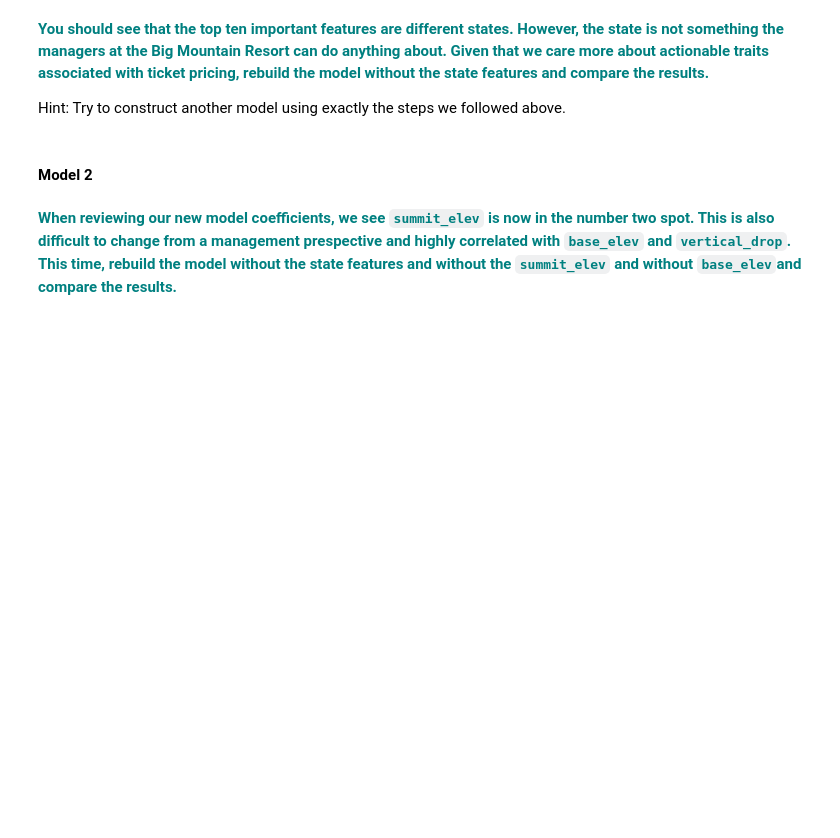
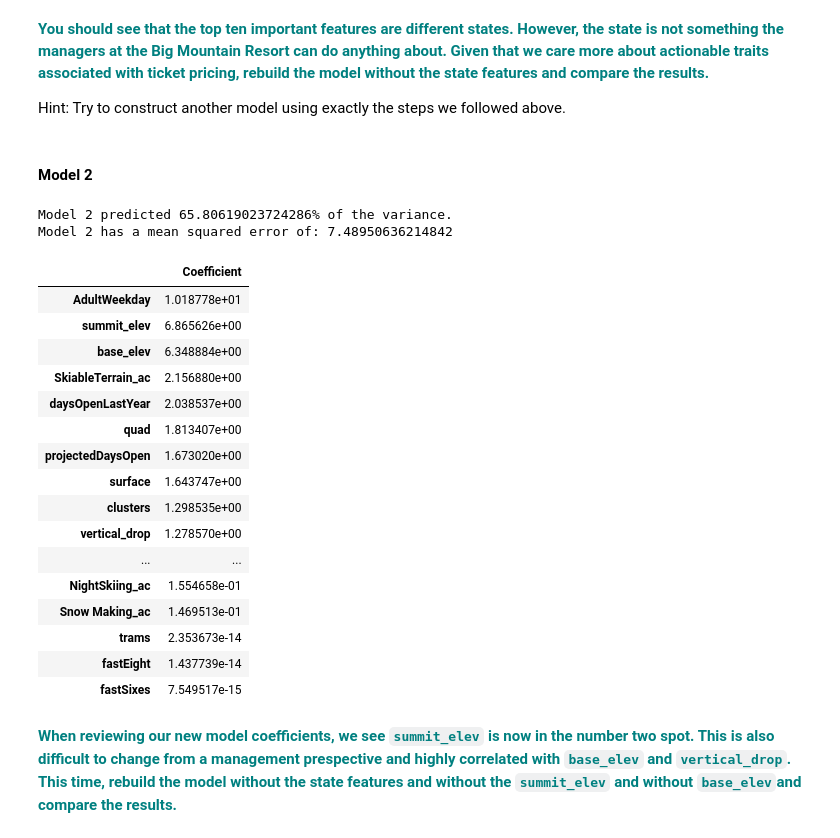
Before and after one commit to michaeltrent/guidedCapstone, a Jupyter notebook: GuidedCapstoneStep4_and_Step5HL.ipynb, the cells around one changed output. Cells and saved outputs as stored; diff of their text form; code cells hidden in the pictures; blank space fills up the shorter version.

```diff
--- a/GuidedCapstoneStep4_and_Step5HL.ipynb
+++ b/GuidedCapstoneStep4_and_Step5HL.ipynb
@@ -175,6 +208,71 @@ Hint: make sure to review the absolute value of the coefficients, because the ad
 Hint: Try to construct another model using exactly the steps we followed above.
 # %% [markdown]
 #### Model 2
+# %%
+#We will need to build new training and test data to feed into the model to drop the state column from the data set.
+
+#Start by reloading the data:
+
+from sklearn import preprocessing
+# Declare an explanatory variable, called X,and assign it the result of dropping 'Name' and 'AdultWeekend' from the df
+XnS = skiData.drop(['Name', 'AdultWeekend','state'], axis=1)
+
+# Declare a response variable, called y, and assign it the AdultWeekend column of the df
+ynS = skiData.AdultWeekend
+
+# Here we use the StandardScaler() method of the preprocessing package, and then call the fit() method with parameter X
+scaler = preprocessing.StandardScaler().fit(XnS)
+
+# Declare a variable called X_scaled, and assign it the result of calling the transform() method with parameter X
+XnS_scaled=scaler.transform(XnS)
+
+from sklearn.model_selection import train_test_split
+
+# Get the 1-dimensional flattened array of our response variable y by calling the ravel() function on y
+ynS = y.ravel()
+
+# Call the train_test_split() function with the first two parameters set to X_scaled and y
+# Declare four variables, X_train, X_test, y_train and y_test separated by commas
+XnS_train, XnS_test, ynS_train, ynS_test = train_test_split(XnS_scaled, ynS, test_size=0.25, random_state=1)
+
+# Build the model2
+from sklearn import linear_model
+from sklearn.metrics import explained_variance_score,mean_absolute_error
+lm = linear_model.LinearRegression()
+model2 = lm.fit(XnS_train,ynS_train)
+
+# Make a variable called y_pred and assign it the result of calling predict() on our model variable with parameter X_test
+ynS_pred = model2.predict(XnS_test)
+
+exVarScoreM2 = explained_variance_score(ynS_test, ynS_pred)
+MAEM2 = mean_absolute_error(ynS_test, ynS_pred)
+
+print('Model 2 predicted ' + str(exVarScoreM2*100) + '% of the variance.')
+print('Model 2 has a mean squared error of: ' + str(MAEM2))
+# %% [output]
+Model 2 predicted 65.80619023724286% of the variance.
+Model 2 has a mean squared error of: 7.48950636214842
+# %%
+CoefM2 = pd.DataFrame(abs(lm.coef_), XnS.columns, columns=['Coefficient'])
+CoefM2.abs().sort_values(by = 'Coefficient',ascending=False)
+# %% [output]
+|  | Coefficient |
+| AdultWeekday | 1.018778e+01 |
+| summit_elev | 6.865626e+00 |
+| base_elev | 6.348884e+00 |
+| SkiableTerrain_ac | 2.156880e+00 |
+| daysOpenLastYear | 2.038537e+00 |
+| quad | 1.813407e+00 |
+| projectedDaysOpen | 1.673020e+00 |
+| surface | 1.643747e+00 |
+| clusters | 1.298535e+00 |
+| vertical_drop | 1.278570e+00 |
+| ... | ... |
+| NightSkiing_ac | 1.554658e-01 |
+| Snow Making_ac | 1.469513e-01 |
+| trams | 2.353673e-14 |
+| fastEight | 1.437739e-14 |
+| fastSixes | 7.549517e-15 |
 # %% [markdown]
 **<font color='teal'> When reviewing our new model coefficients, we see `summit_elev` is now in the number two spot. This is also difficult to change from a management prespective and highly correlated with `base_elev` and `vertical_drop`.  This time, rebuild the model without the state features and without the `summit_elev` and without `base_elev`and compare the results. </font>**
 # %% [markdown]
```
Also changed, not shown: parts of 15 cells of this notebook.
